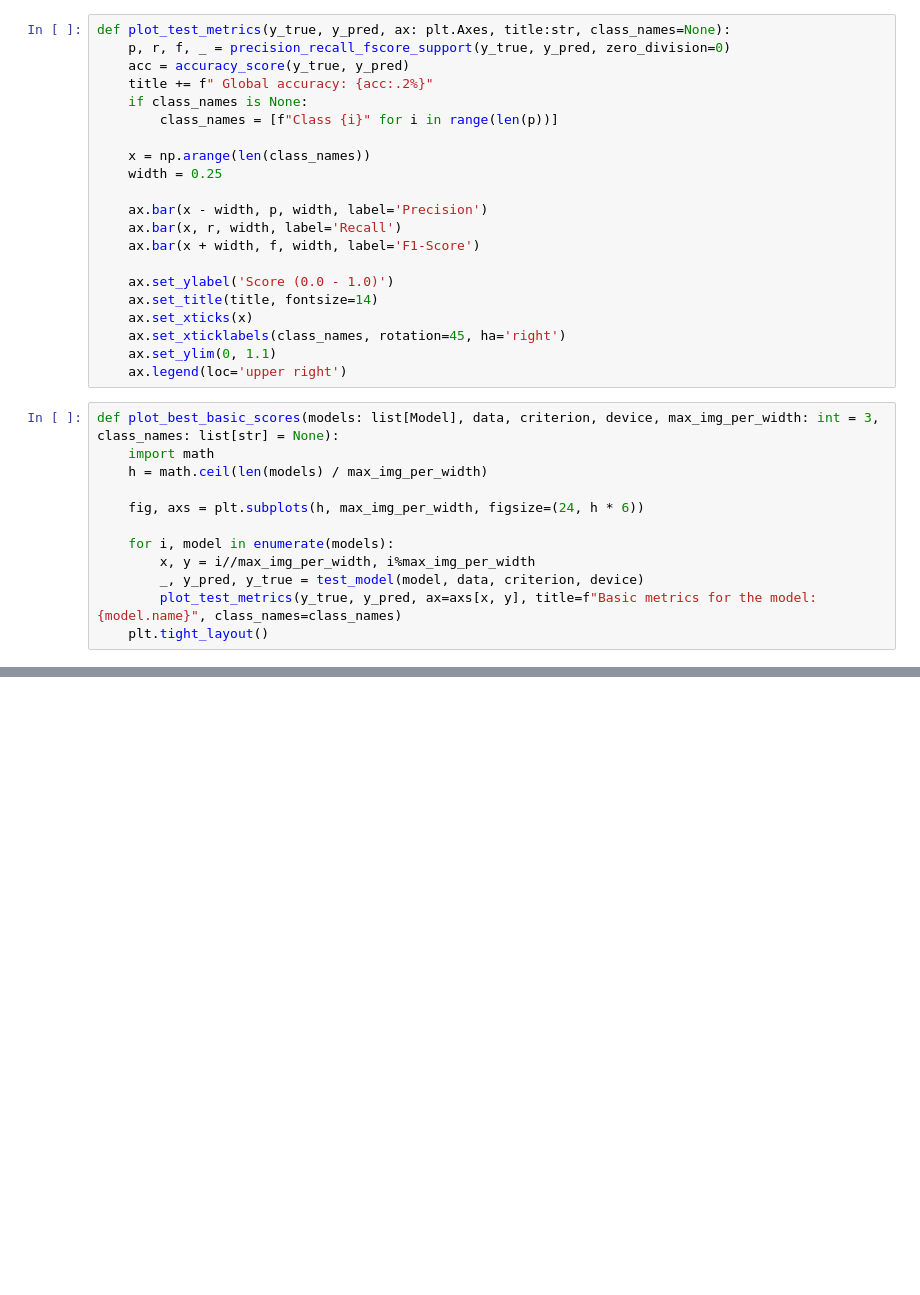
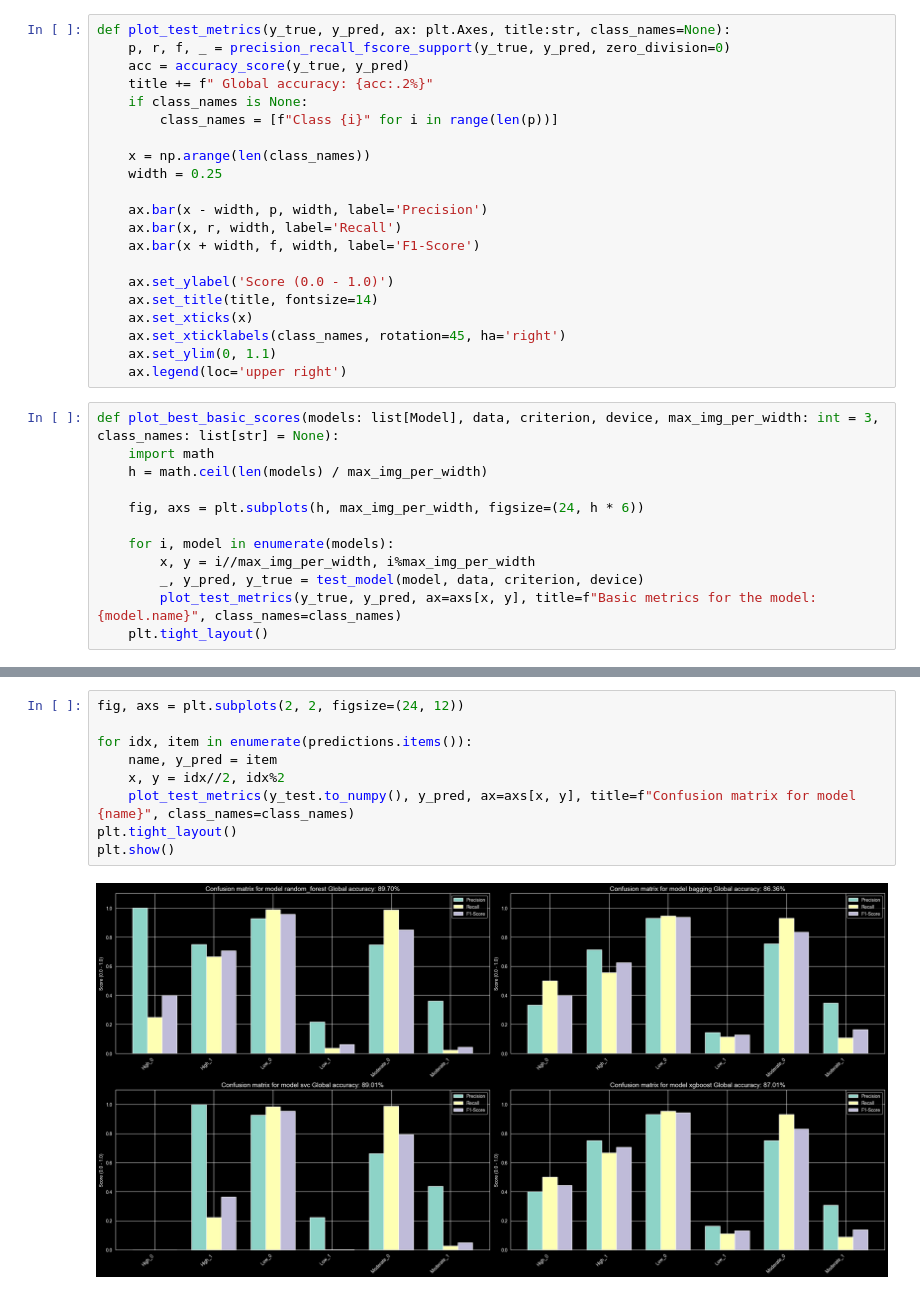
Before and after one commit to Gawronek-8/GGSN-projects, a Jupyter notebook: proj1/Model_testing.ipynb, the cells around one changed output, grey strips where cells are left out. Saved outputs shown, nothing was run; the diff lists cells and outputs as text; blank space fills up the shorter version.

```diff
--- a/proj1/Model_testing.ipynb
+++ b/proj1/Model_testing.ipynb
@@ -327,0 +350,11 @@ plot_best_basic_scores(models_list, test_loader, nn.CrossEntropyLoss(), device="
+# %%
+fig, axs = plt.subplots(2, 2, figsize=(24, 12))
+
+for idx, item in enumerate(predictions.items()):
+    name, y_pred = item
+    x, y = idx//2, idx%2
+    plot_test_metrics(y_test.to_numpy(), y_pred, ax=axs[x, y], title=f"Confusion matrix for model {name}", class_names=class_names)
+plt.tight_layout()
+plt.show()
+# %% [output]
+[figure, added]
```
Also changed, not shown: parts of 11 cells of this notebook, 1 other file.
